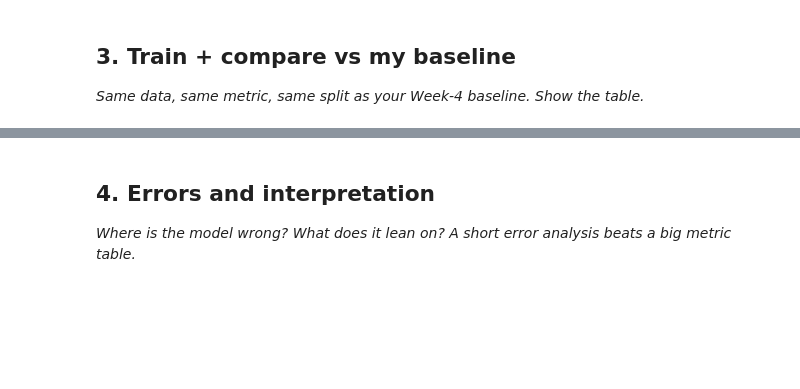
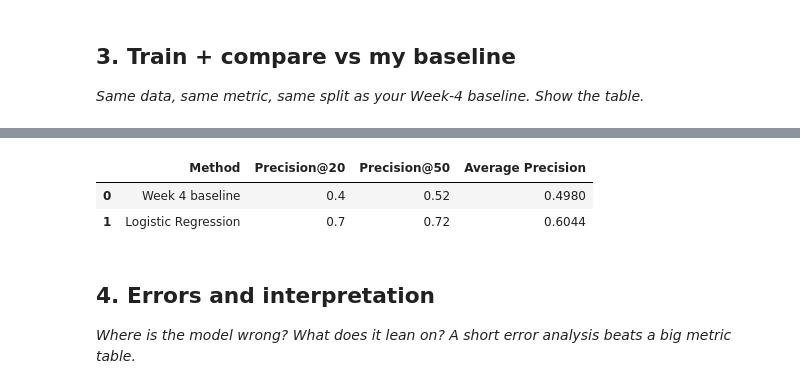
Before and after one commit to rashmita-21/Flyrank-ML-Internship, a Jupyter notebook: work/notebooks/w05_model.ipynb, the cells around one changed output, grey strips where cells are left out. Cells and saved outputs as stored; diff of their text form; code cells hidden in the pictures; blank space fills up the shorter version.

```diff
--- a/work/notebooks/w05_model.ipynb
+++ b/work/notebooks/w05_model.ipynb
@@ -29,0 +275,94 @@ This skeleton is yours to fill. Work the sections **in order** — each one has
+# %%
+from sklearn.compose import ColumnTransformer
+from sklearn.pipeline import Pipeline
+from sklearn.impute import SimpleImputer
+from sklearn.preprocessing import StandardScaler, OneHotEncoder
+from sklearn.linear_model import LogisticRegression
+
+from sklearn.metrics import average_precision_score
+import numpy as np
+import pandas as pd
+
+# Identify feature types actually present
+numeric_features = [
+    col for col in MODEL_NUMERIC_FEATURES
+    if col in feature_columns
+]
+
+categorical_features = [
+    col for col in MODEL_CATEGORICAL_FEATURES
+    if col in feature_columns
+]
+
+# Numeric preprocessing
+numeric_pipeline = Pipeline([
+    ("imputer", SimpleImputer(
+        strategy="median",
+        add_indicator=True
+    )),
+    ("scaler", StandardScaler())
+])
+
+# Categorical preprocessing
+categorical_pipeline = Pipeline([
+    ("imputer", SimpleImputer(strategy="most_frequent")),
+    ("encoder", OneHotEncoder(handle_unknown="ignore"))
+])
+
+# Combine preprocessing
+preprocessor = ColumnTransformer([
+    ("numeric", numeric_pipeline, numeric_features),
+    ("categorical", categorical_pipeline, categorical_features)
+])
+
+# Logistic Regression model
+model = Pipeline([
+    ("preprocessor", preprocessor),
+    ("classifier", LogisticRegression(
+        max_iter=1000,
+        class_weight="balanced",
+        random_state=42
+    ))
+])
+
+# Train model
+model.fit(X_train, y_train)
+
+# Predicted probability of decline
+model_scores = model.predict_proba(X_test)[:, 1]
+
+# Week 4 baseline score
+# Higher score means higher priority
+baseline_scores = (
+    (test_df["content_age_days"] >= 180).astype(int)
+    + (test_df["impressions_90d"] >= 500).astype(int)
+)
+
+# Precision at K
+def precision_at_k(y_true, scores, k):
+    k = min(k, len(y_true))
+    order = np.argsort(-np.asarray(scores))[:k]
+    return np.asarray(y_true)[order].mean()
+
+# Compare both methods on the same test rows
+results = []
+
+for method_name, scores in [
+    ("Week 4 baseline", baseline_scores),
+    ("Logistic Regression", model_scores)
+]:
+    results.append({
+        "Method": method_name,
+        "Precision@20": precision_at_k(y_test, scores, 20),
+        "Precision@50": precision_at_k(y_test, scores, 50),
+        "Average Precision": average_precision_score(y_test, scores)
+    })
+
+comparison = pd.DataFrame(results)
+
+print("Test-set declining base rate:",
+      round(y_test.mean(), 4))
+
+print("\nModel comparison:")
+display(comparison.round(4))
+# %% [output]
@@ -30,3 +372,6 @@ This skeleton is yours to fill. Work the sections **in order** — each one has
+|  | Method | Precision@20 | Precision@50 | Average Precision |
+| 0 | Week 4 baseline | 0.4 | 0.52 | 0.4980 |
+| 1 | Logistic Regression | 0.7 | 0.72 | 0.6044 |
 # %% [markdown]
 ## 4. Errors and interpretation
 
```
Also changed, not shown: parts of 13 cells of this notebook.
